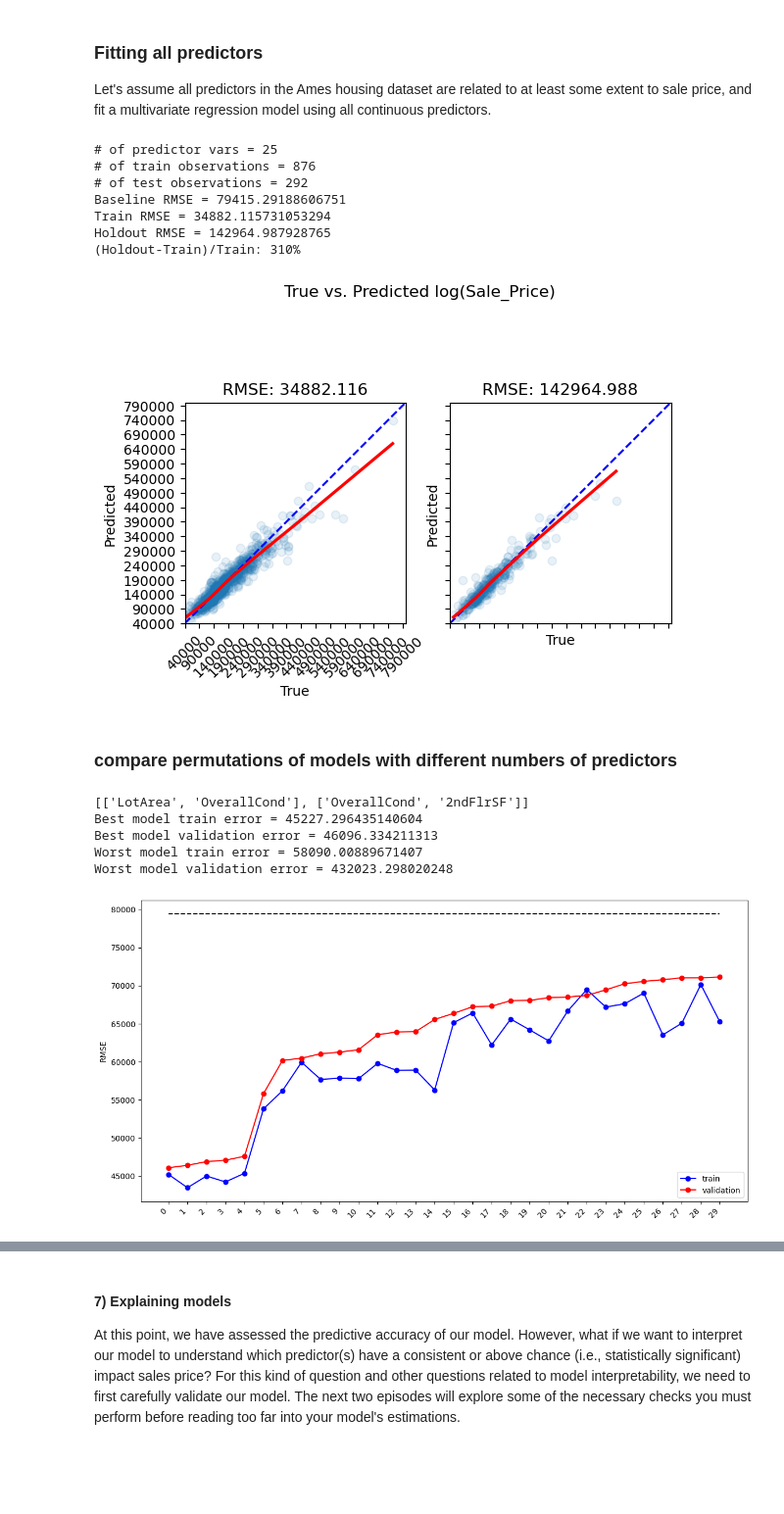
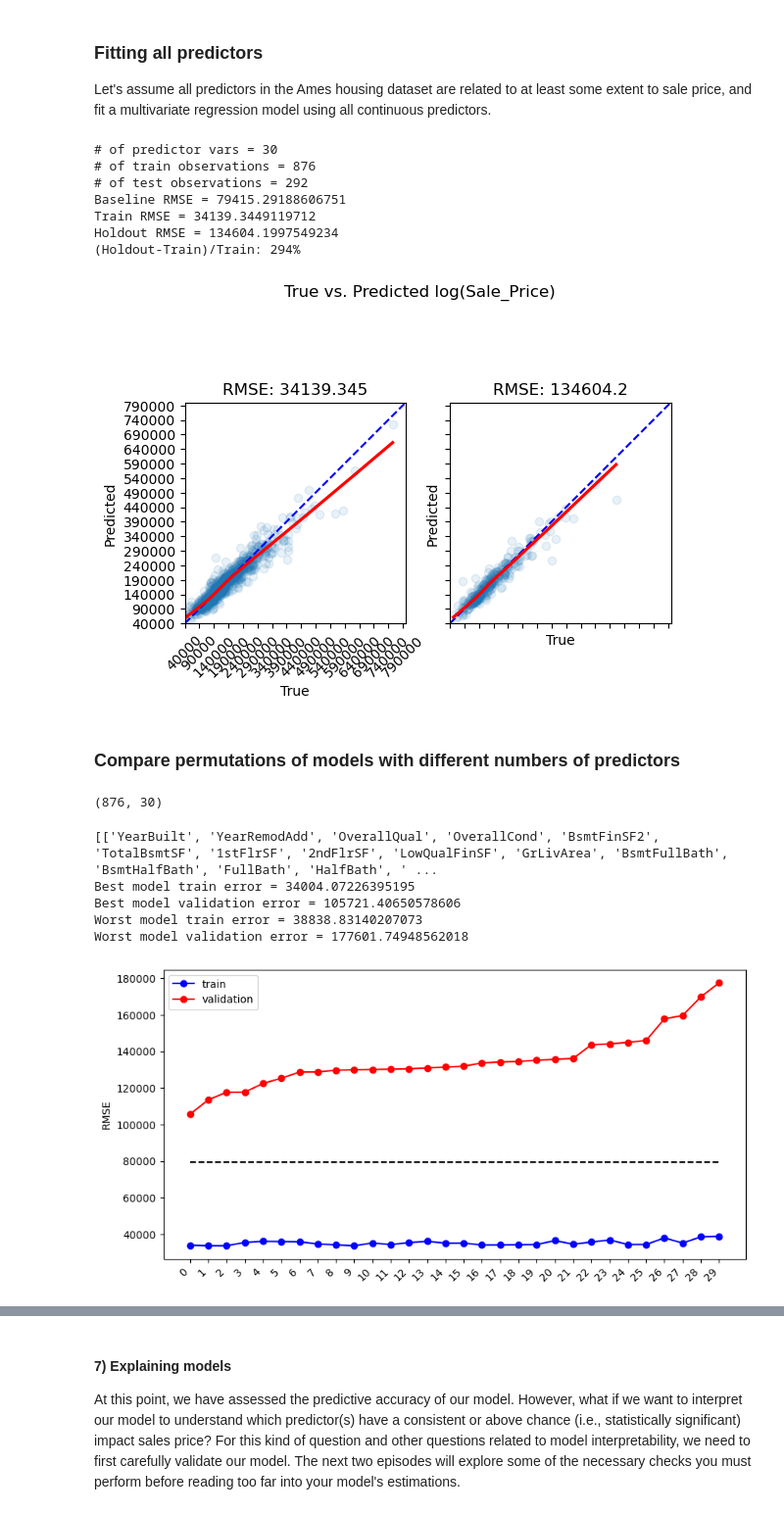
Before and after one commit to carpentries-incubator/high-dimensional-analysis-in-python, a Jupyter notebook: code/03-Regression-intro.ipynb, the cells around one changed output, grey strips where cells are left out. Shown at 98% size. Cells and saved outputs as stored; diff of their text form; code cells hidden in the pictures; blank space fills up the shorter version.

```diff
--- a/code/03-Regression-intro.ipynb
+++ b/code/03-Regression-intro.ipynb
@@ -399,5 +394,5 @@ y_log = np.log(housing['target'])
 
 # remove columns with nans or containing > 97% constant values (typically 0's)
 from preprocessing import remove_bad_cols
-X_good = remove_bad_cols(X, .9)
+X_good = remove_bad_cols(X, 99)
 # %% [output]
@@ -503,35 +499,40 @@ df_model_err = compare_models(y=y, baseline_pred=baseline_predict,
                               model_type='unregularized',
                               include_plots=True, verbose=True)
 # %% [output]
-# of predictor vars = 25
+# of predictor vars = 30
 # of train observations = 876
 # of test observations = 292
 Baseline RMSE = 79415.29188606751
-Train RMSE = 34882.115731053294
-Holdout RMSE = 142964.987928765
-(Holdout-Train)/Train: 310%
+Train RMSE = 34139.3449119712
+Holdout RMSE = 134604.1997549234
+(Holdout-Train)/Train: 294%
-[figure, old version]
+[figure, new version]
 # %% [markdown]
-### compare permutations of models with different numbers of predictors
+### Compare permutations of models with different numbers of predictors
+# %%
+X_train.head()
+X_train.shape
+# %% [output]
+(876, 30)
 # %%
 from regression_predict_sklearn import get_predictor_combos
-sampled_combinations = get_predictor_combos(X_train=X_train, K=2, n=100)
+sampled_combinations = get_predictor_combos(X_train=X_train, K=25, n=30)
 print(sampled_combinations[0:2])
 
 df_model_err = compare_models(y=y, baseline_pred=baseline_predict,
                               X_train=X_train, y_train=y_train,
                               X_val=X_val, y_val=y_val,
                               predictors_list=sampled_combinations,
                               metric='RMSE', log_scaled=True,
                               model_type='unregularized',
                               include_plots=False, verbose=False)
 
-sorted_predictors, best_train_err, best_val_err = compare_models_plot(df_model_err, 'RMSE')
+sorted_predictors, train_errs, val_errs = compare_models_plot(df_model_err, 'RMSE')
 # %% [output]
-[['LotArea', 'OverallCond'], ['OverallCond', '2ndFlrSF']]
-Best model train error = 45227.296435140604
-Best model validation error = 46096.334211313
-Worst model train error = 58090.00889671407
-Worst model validation error = 432023.298020248
+[['YearBuilt', 'YearRemodAdd', 'OverallQual', 'OverallCond', 'BsmtFinSF2', 'TotalBsmtSF', '1stFlrSF', '2ndFlrSF', 'LowQualFinSF', 'GrLivArea', 'BsmtFullBath', 'BsmtHalfBath', 'FullBath', 'HalfBath', ' ...
+Best model train error = 34004.07226395195
+Best model validation error = 105721.40650578606
+Worst model train error = 38838.83140207073
+Worst model validation error = 177601.74948562018
-[figure, old version]
+[figure, new version]
 # %% [markdown]
```
Also changed, not shown: parts of 16 cells of this notebook, 6 other files.
